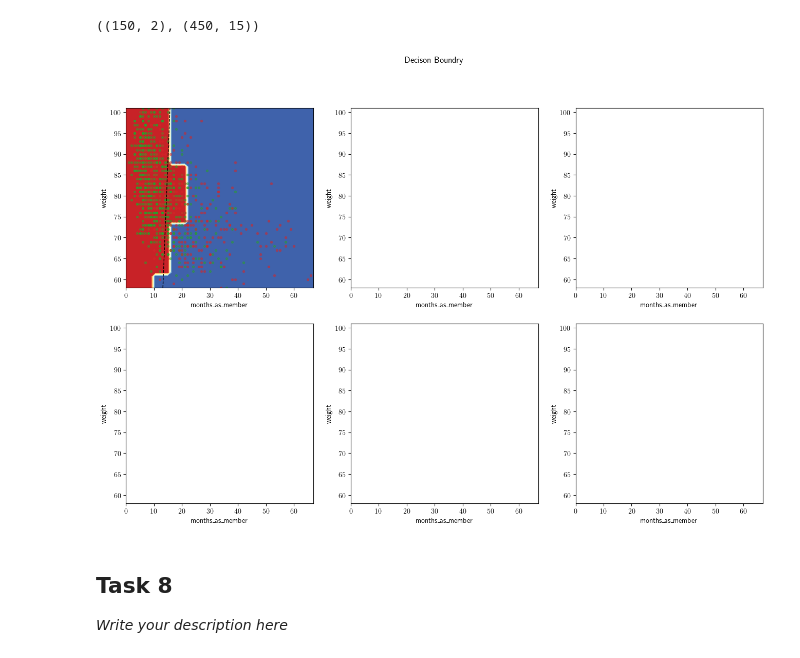
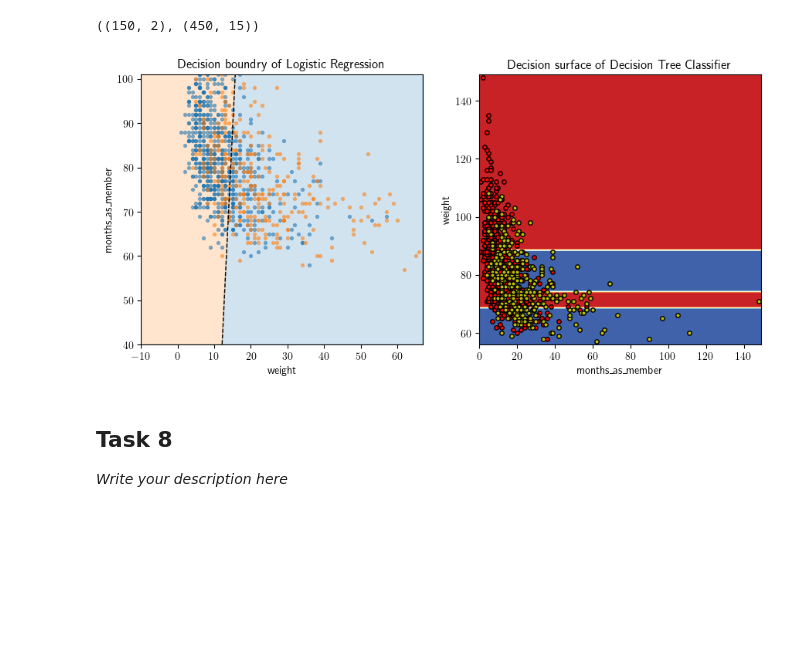
Before and after one commit to Abdoelabassi/data-science-certification-exam, a Jupyter notebook: notebook.ipynb, the cells around one changed output. Drawn from its saved outputs; the diff is of its cells as text; code cells hidden in the pictures; blank space fills up the shorter version.

Commit message:
decision boundry plot

```diff
--- a/notebook.ipynb
+++ b/notebook.ipynb
@@ -528,36 +511,78 @@ X.shape, X_test.shape
 # %%
 from sklearn.inspection import DecisionBoundaryDisplay
 
+plt.figure(figsize=(16,10))
+
 plt.rc("text", usetex=True)
-plt.figure(figsize=(16,10))
+
+ax1 = plt.subplot(2,3, 1)
+ax2 = plt.subplot(2,3,2)
 
 b = logreg.intercept_[0]
 w1, w2 = logreg.coef_[0,0], logreg.coef_[0,1]
 c = -b/w2
 m = -w1/w2
 
 xmin, xmax = X_train[1].min()-10, X_train[1].max()-10
 ymin, ymax = X_train[0].min()+40, X_train[0].max()+20
 
 xd = np.array([xmin, xmax])
 yd = m*xd + c
 
-plt.plot(xd, yd, 'k', lw=1, ls="--")
-plt.fill_between(xd, yd, ymin, color="tab:blue", alpha=0.2)
-plt.fill_between(xd, yd, ymax, color="tab:orange", alpha=0.2)
-
-plt.scatter(*X_train[:, :2][y_train == 0].T, s=8, alpha=0.5)
-plt.scatter(*X_train[:, :2][y_train == 1].T, s=8, alpha=0.5)
+colors = "ryb"
+classes = 2
 
 
-plt.xlim(xmin, xmax)
-plt.ylim(ymin, ymax)
-plt.ylabel(r'months_as_member')
-plt.xlabel(r'weight')
+
+
+
+X = X_train[:, :2]
+
+
+clf = best_model.fit(X, y_train)
+
+
+DecisionBoundaryDisplay.from_estimator(
+        clf,
+        X,
+        cmap=plt.cm.RdYlBu,
+        response_method="predict",
+        ax=ax2,
+        xlabel= "months_as_member",
+        ylabel="weight"
+    )
+for i, color in zip(range(classes), colors):
+    idx = np.where(y_train == i)
+    plt.scatter(
+            X[idx, 0],
+            X[idx, 1],
+            c=color,
+            cmap=plt.cm.RdYlBu,
+            edgecolor="black",
+            s=15,
+        )
+
+
+
+ax1.plot(xd, yd, 'k', lw=1, ls="--")
+ax1.fill_between(xd, yd, ymin, color="tab:blue", alpha=0.2)
+ax1.fill_between(xd, yd, ymax, color="tab:orange", alpha=0.2)
+
+ax1.scatter(*X_train[:, :2][y_train == 0].T, s=8, alpha=0.5)
+ax1.scatter(*X_train[:, :2][y_train == 1].T, s=8, alpha=0.5)
+
+
+ax1.set_xlim(xmin, xmax)
+ax1.set_ylim(ymin, ymax)
+ax1.set_ylabel(r'months_as_member')
+ax1.set_xlabel(r'weight')
+
+ax1.set_title("Decision boundry of Logistic Regression")
+ax2.set_title("Decision surface of Decision Tree Classifier")
 
 
 
 
 plt.show()
 # %% [output]
-[figure, old version]
+[figure, new version]
```
Also changed, not shown: parts of 7 cells of this notebook.
